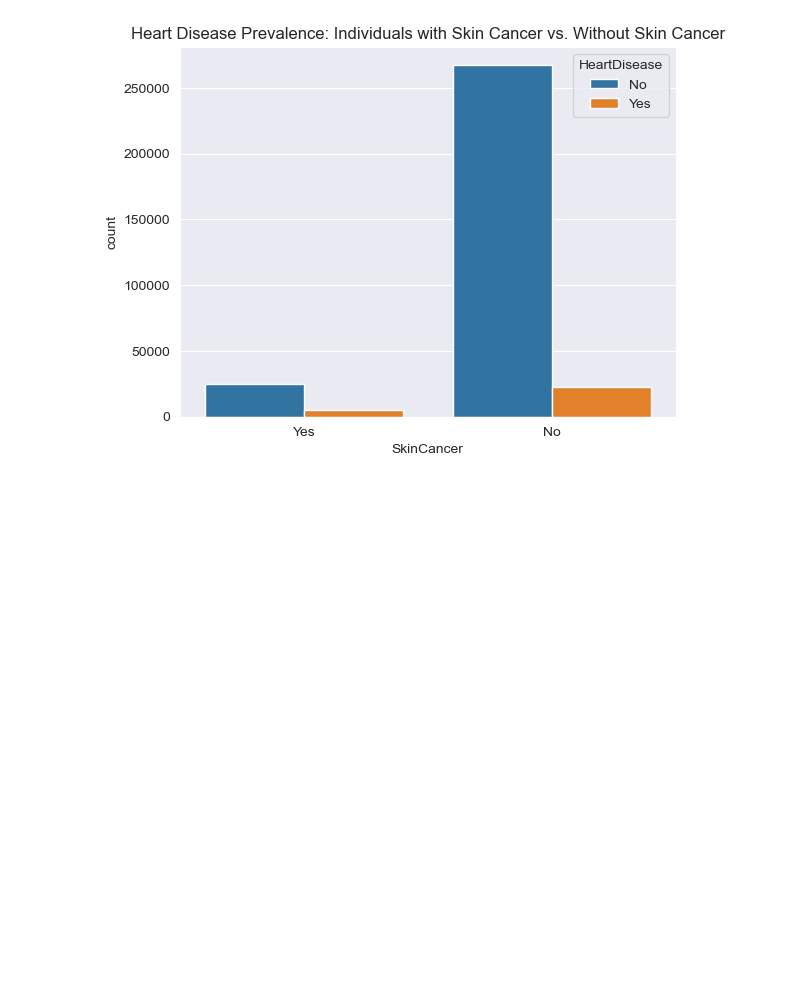
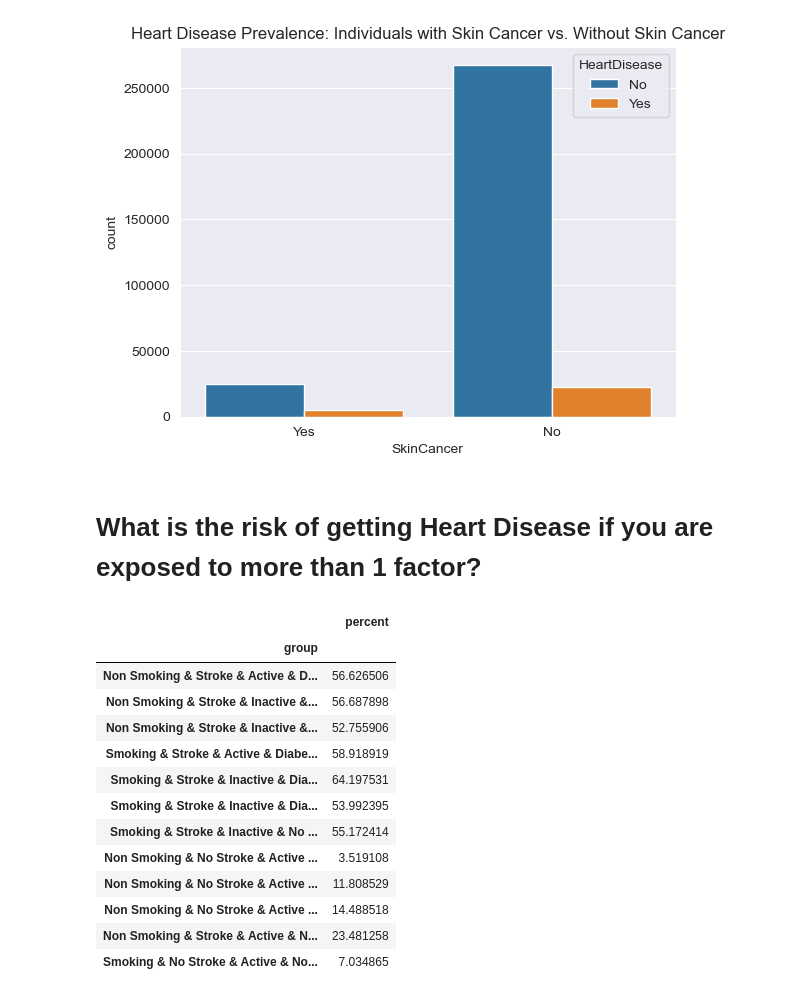
Before and after one commit to ronydebnath/STDS-15, a Jupyter notebook: AT_2B.ipynb, the cells around one changed output. Drawn from its saved outputs; the diff is of its cells as text; code cells hidden in the pictures; blank space fills up the shorter version.

```diff
--- a/AT_2B.ipynb
+++ b/AT_2B.ipynb
@@ -206,3 +206,5 @@ plt.title('Heart Disease Prevalence: Individuals with Skin Cancer vs. Without Sk
 plt.show()
 # %% [output]
 [figure]
+# %% [markdown]
+# What is the risk of getting Heart Disease if you are exposed to more than 1 factor?
@@ -208,0 +223,20 @@ plt.show()
+# %%
+h = df_plot[df_plot['HeartDisease']=='Yes'].drop(['HeartDisease'],axis=1)
+h.set_index('group',inplace=True)
+k = h.iloc[[8, 12, 14, 24, 28, 29, 30, 3, 1, 2, 11, 19]]
+k
+# %% [output]
+|  | percent |
+| group |  |
+| Non Smoking & Stroke & Active & D... | 56.626506 |
+| Non Smoking & Stroke & Inactive &... | 56.687898 |
+| Non Smoking & Stroke & Inactive &... | 52.755906 |
+| Smoking & Stroke & Active & Diabe... | 58.918919 |
+| Smoking & Stroke & Inactive & Dia... | 64.197531 |
+| Smoking & Stroke & Inactive & Dia... | 53.992395 |
+| Smoking & Stroke & Inactive & No ... | 55.172414 |
+| Non Smoking & No Stroke & Active ... | 3.519108 |
+| Non Smoking & No Stroke & Active ... | 11.808529 |
+| Non Smoking & No Stroke & Active ... | 14.488518 |
+| Non Smoking & Stroke & Active & N... | 23.481258 |
+| Smoking & No Stroke & Active & No... | 7.034865 |
```
Also changed, not shown: parts of 4 cells of this notebook, 33 other files.
